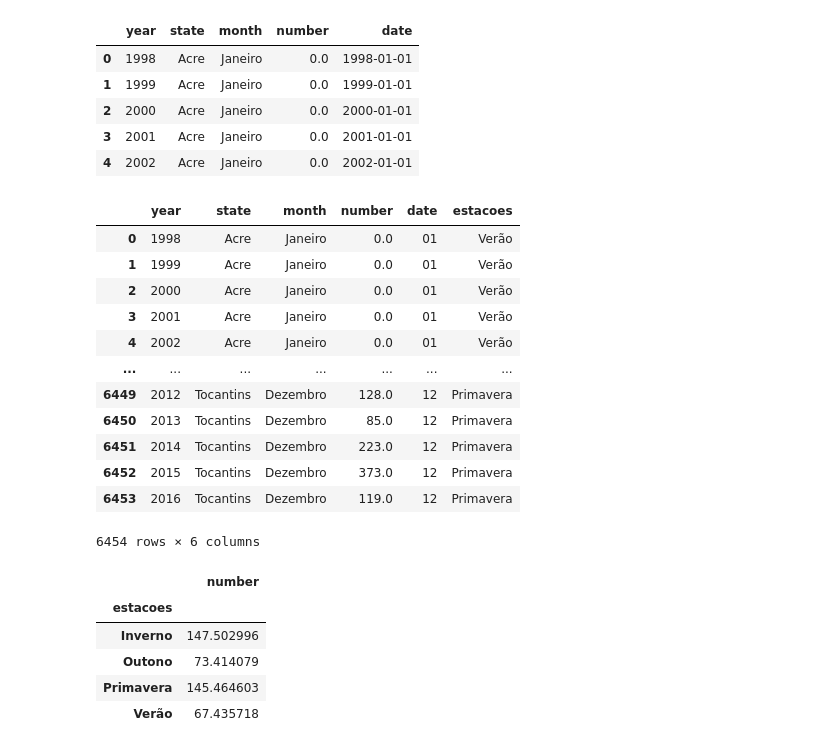
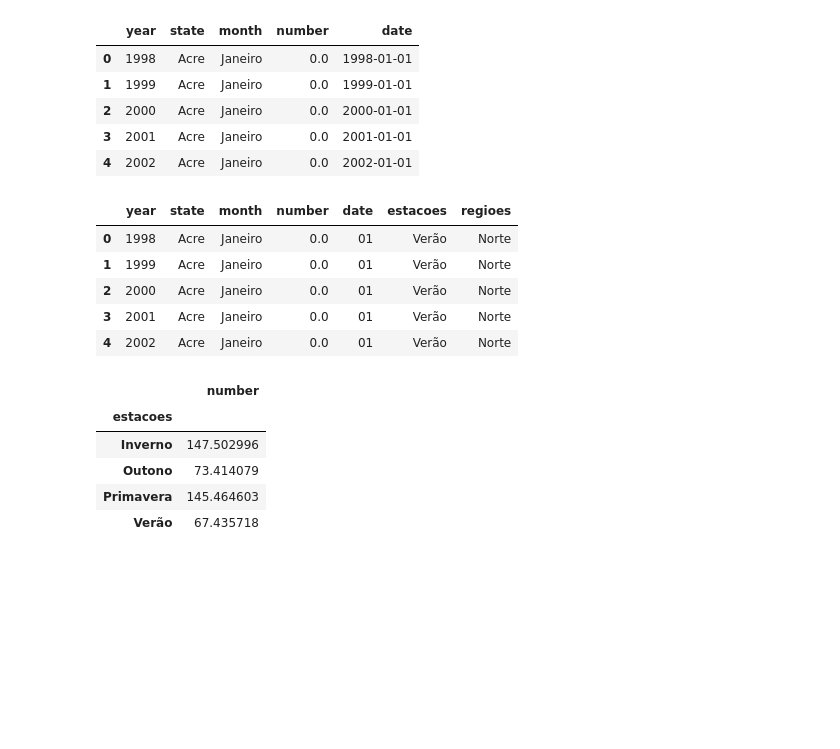
Before and after one commit to letscode-mmgf/queimadas, a Jupyter notebook: notebook/projeto.ipynb, the cells around one changed output. Drawn from its saved outputs; the diff is of its cells as text; code cells hidden in the pictures; blank space fills up the shorter version.

Commit message:
Regiões e Gráficos

```diff
--- a/notebook/projeto.ipynb
+++ b/notebook/projeto.ipynb
@@ -18,6 +18,7 @@ df.head()
 # Criando dois dicionários
 # O primeiro vai servir para implementar a coluna estações e fazer as alterações de acordo com os meses
 # O segundo vai servir para ordenar as linhas de acordo com os meses, já que a coluna date inicial está errada, então eu fiz a substituição.
+# O terceiro é para separar por regiões
 
 estacao = {'Janeiro': 'Verão', 'Fevereiro': 'Verão', 'Março': 'Verão',
             'Abril': 'Outono', 'Maio': 'Outono', 'Junho': 'Outono',
@@ -29,26 +30,28 @@ dict_meses = {'Janeiro': '01', 'Fevereiro': '02', 'Março': '03',
             'Abril': '04', 'Maio': '05', 'Junho': '06',
             'Julho': '07', 'Agosto': '08', 'Setembro': '09',
             'Outubro': '10', 'Novembro': '11', 'Dezembro': '12'}
+
+regioes = {'Acre': 'Norte', 'Roraima': 'Norte', 'Amazonas': 'Norte', 'Pará': 'Norte', 'Tocantins': 'Norte',
+            'Rondonia': 'Norte', 'Maranhao': 'Nordeste', 'Piau': 'Nordeste', 'Bahia': 'Nordeste',
+            'Pernambuco': 'Nordeste', 'Alagoas': 'Nordeste', 'Sergipe': 'Nordeste', 'Rio Grande do Norte': 'Nordeste',
+            'Ceara': 'Nordeste', 'Paraiba': 'Nordeste', 'Amapa': 'Sudeste',
+            'Mato Grosso': 'Centro-Oeste', 'Distrito Federal': 'Centro-Oeste', 'Goias': 'Centro-Oeste',
+            'Minas Gerais': 'Sudeste', 'Espirito Santo': 'Sudeste', 'Rio': 'Sudeste', 'Sao Paulo': 'Sudeste',
+            'Parana': 'Sul', 'Santa Catarina': 'Sul', 'Rio Grande do Sul': 'Sul'}
 # %%
 # Aqui é possível ver que os meses ficaram ordenados de 1 à 12.
 
 df['estacoes'] = df['month'].map(estacao)
 df['date'] = df['month'].map(dict_meses)
-df
+df['regioes'] = df['state'].map(regioes)
+df.head()
 # %% [output]
-|  | year | state | month | number | date | estacoes |
-| 0 | 1998 | Acre | Janeiro | 0.0 | 01 | Verão |
-| 1 | 1999 | Acre | Janeiro | 0.0 | 01 | Verão |
-| 2 | 2000 | Acre | Janeiro | 0.0 | 01 | Verão |
-| 3 | 2001 | Acre | Janeiro | 0.0 | 01 | Verão |
-| 4 | 2002 | Acre | Janeiro | 0.0 | 01 | Verão |
-| ... | ... | ... | ... | ... | ... | ... |
-| 6449 | 2012 | Tocantins | Dezembro | 128.0 | 12 | Primavera |
-| 6450 | 2013 | Tocantins | Dezembro | 85.0 | 12 | Primavera |
-| 6451 | 2014 | Tocantins | Dezembro | 223.0 | 12 | Primavera |
-| 6452 | 2015 | Tocantins | Dezembro | 373.0 | 12 | Primavera |
-| 6453 | 2016 | Tocantins | Dezembro | 119.0 | 12 | Primavera |
+|  | year | state | month | number | date | estacoes | regioes |
+| 0 | 1998 | Acre | Janeiro | 0.0 | 01 | Verão | Norte |
+| 1 | 1999 | Acre | Janeiro | 0.0 | 01 | Verão | Norte |
+| 2 | 2000 | Acre | Janeiro | 0.0 | 01 | Verão | Norte |
+| 3 | 2001 | Acre | Janeiro | 0.0 | 01 | Verão | Norte |
+| 4 | 2002 | Acre | Janeiro | 0.0 | 01 | Verão | Norte |
-6454 rows × 6 columns
 # %%
 # Agrupando o número de queimadas por estações do ano e achando a média.
 
```
Also changed, not shown: parts of 4 cells of this notebook, 1 other file.
